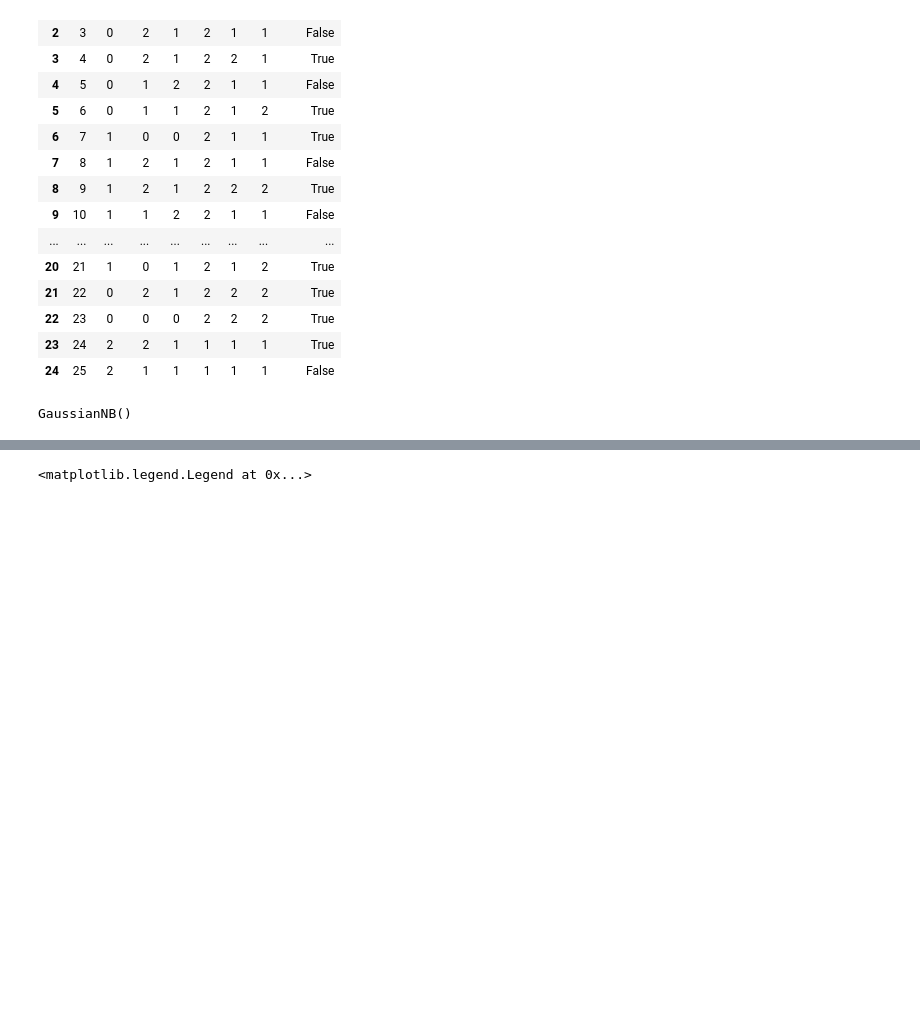
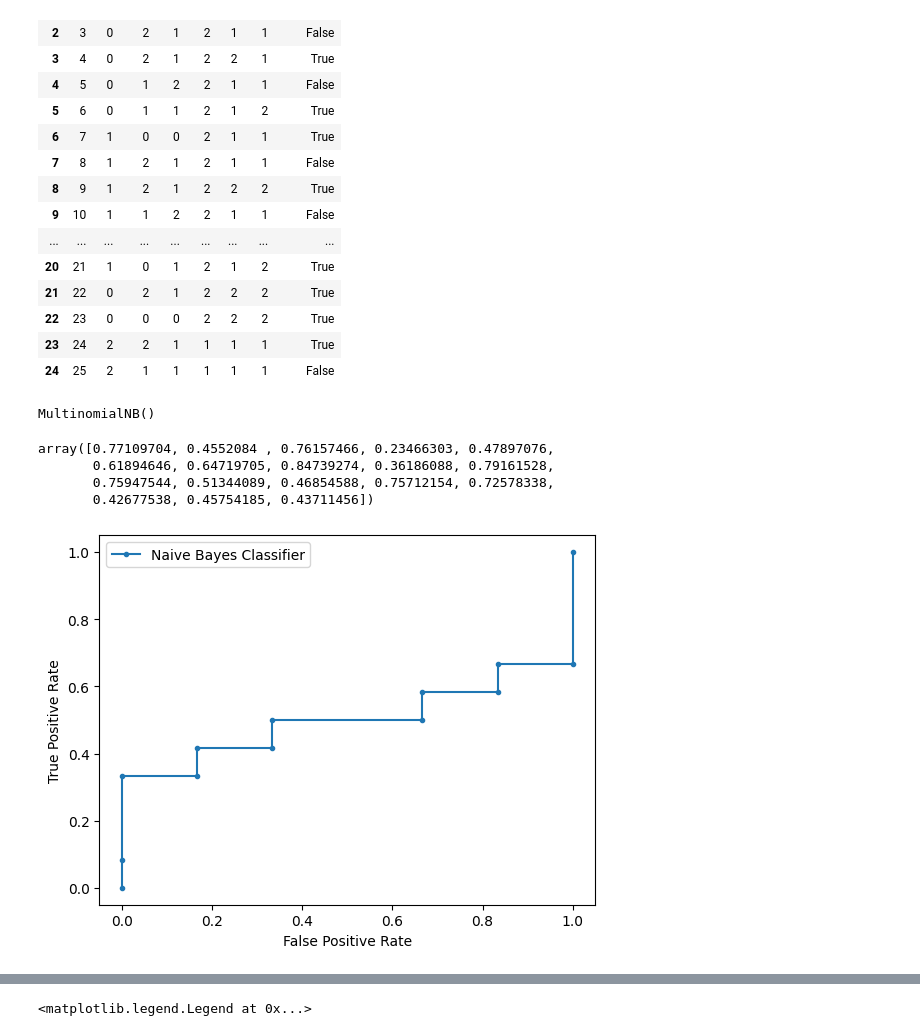
Before and after one commit to Morgan6677/ml, a Jupyter notebook: nb.ipynb, the cells around one changed output, grey strips where cells are left out. Cells and saved outputs as stored; diff of their text form; code cells hidden in the pictures; blank space fills up the shorter version.

```diff
--- a/nb.ipynb
+++ b/nb.ipynb
@@ -96,14 +98,24 @@ data
 # %%
 X = data.drop("diagnosis",axis=1)
 y = data["diagnosis"]
-X_train , X_test ,y_train ,y_test = train_test_split(X,y,test_size=0.2,random_state=42)
+X_train , X_test ,y_train ,y_test = train_test_split(X,y,train_size=0.3,random_state=42)
 # %%
-model = GaussianNB()
+model = MultinomialNB()
 model.fit(X_train , y_train)
 # %% [output]
-GaussianNB()
+MultinomialNB()
 # %%
 y_pred = model.predict(X_test)
+lr_probs = model.predict_proba(X_test)
+
+lr_probs
+lr_probs = lr_probs[:, 1]
+lr_probs
+# %% [output]
+array([0.77109704, 0.4552084 , 0.76157466, 0.23466303, 0.47897076,
+       0.61894646, 0.64719705, 0.84739274, 0.36186088, 0.79161528,
+       0.75947544, 0.51344089, 0.46854588, 0.75712154, 0.72578338,
+       0.42677538, 0.45754185, 0.43711456])
 # %%
 accuracy = np.mean(y_pred==y_test)
 precision = np.sum(y_pred[y_test==1]==1)/np.sum(y_pred==1)
@@ -112,4 +124,4 @@ f1 = 2 * (precision*recall) / (precision+recall)
 # %%
 from sklearn.metrics import roc_curve,auc
 # %%
-fpr,tpr,thresholds = roc_curve(y_test,y_pred)
+fpr,tpr,thresholds = roc_curve(y_test, lr_probs)
@@ -118,3 +128,16 @@ roc_auc = auc(fpr,tpr)
+# %%
+roc_auc = auc(fpr,tpr)
+from matplotlib import pyplot
+pyplot.plot(fpr, tpr, marker='.', label='Naive Bayes Classifier')
+# axis labels
+pyplot.xlabel('False Positive Rate')
+pyplot.ylabel('True Positive Rate')
+# show the legend
+pyplot.legend()
+# show the plot
+pyplot.show()
+# %% [output]
+[figure, added]
 # %%
 # Print the results
 print('Accuracy:', accuracy)
```
Also changed, not shown: parts of 8 cells of this notebook.
